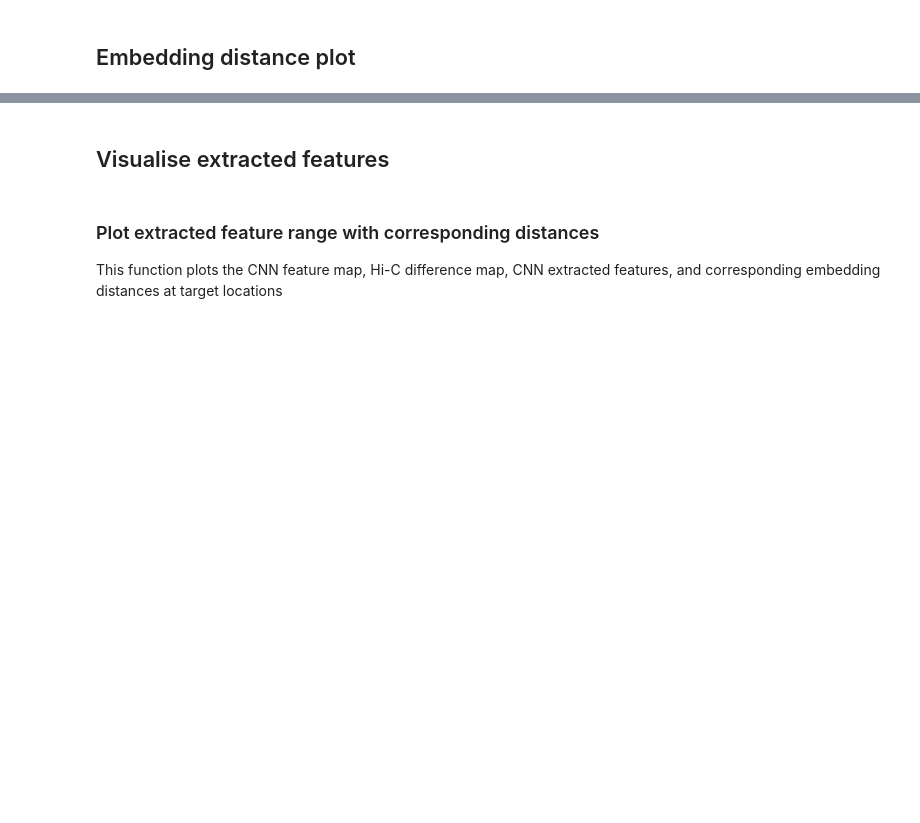
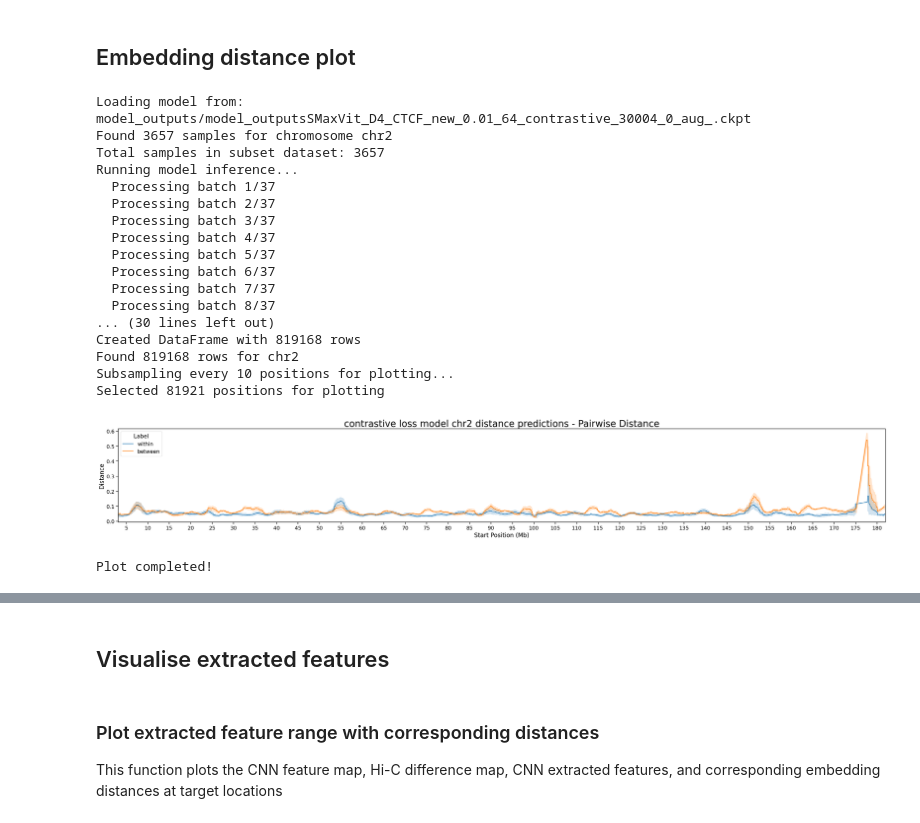
Before and after one commit to ImperialCollegeLondon/HiTwinFormer, a Jupyter notebook: visualise_changes.ipynb, the cells around one changed output, grey strips where cells are left out. Saved outputs shown, nothing was run; the diff lists cells and outputs as text; code cells hidden in the pictures; blank space fills up the shorter version.

```diff
--- a/visualise_changes.ipynb
+++ b/visualise_changes.ipynb
@@ -118,5 +192,34 @@ filter_index=["all"]
 # %% [markdown]
 ## Embedding distance plot
+# %%
+plot_chromosome_distances(
+    mlhic_dataset=mlhic_dataset,
+    model_ckpt_path=maxvit_contrastive_ctcf_0_aug_checkpoint,
+    model_name="SMaxVit",
+    reference_genome = "mm10",
+    target_chrom="chr2",
+    loss_function = "contrastive",
+    distance_measure="pairwise")
+# %% [output]
+Loading model from: model_outputs/model_outputsSMaxVit_D4_CTCF_new_0.01_64_contrastive_30004_0_aug_.ckpt
+Found 3657 samples for chromosome chr2
+Total samples in subset dataset: 3657
+Running model inference...
+  Processing batch 1/37
+  Processing batch 2/37
+  Processing batch 3/37
+  Processing batch 4/37
+  Processing batch 5/37
+  Processing batch 6/37
+  Processing batch 7/37
+  Processing batch 8/37
+... (30 lines left out)
+Created DataFrame with 819168 rows
+Found 819168 rows for chr2
+Subsampling every 10 positions for plotting...
+Selected 81921 positions for plotting
+[figure, added]
+Plot completed!
 # %%
 plot_chromosome_distances(
     mlhic_dataset=mlhic_dataset,
```
Also changed, not shown: parts of 11 cells of this notebook, 4 other files.
